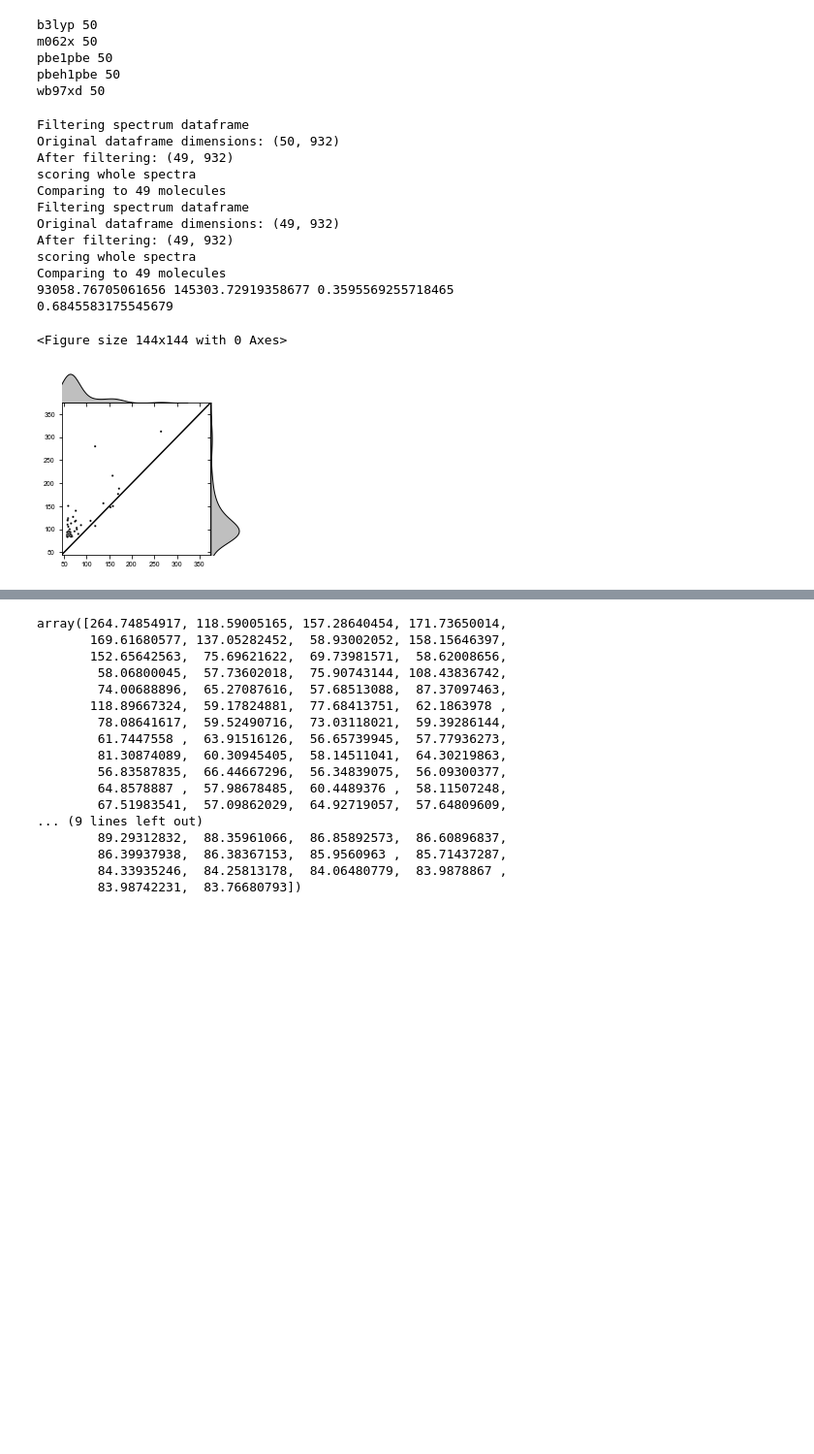
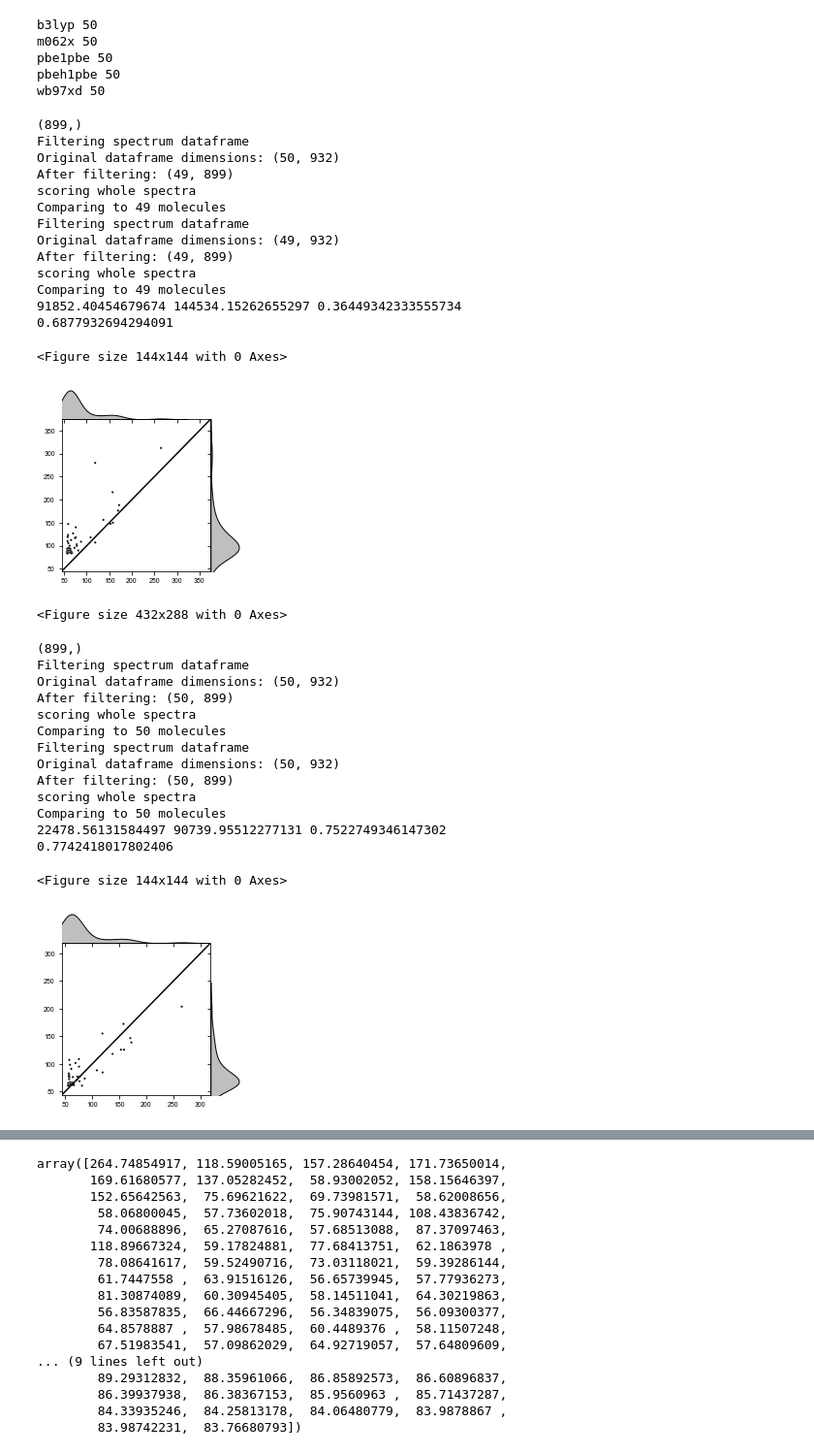
Before and after one commit to VoigtLab/bioHSI, a Jupyter notebook: 03_reporter_ranking/benchmarking/benchmark_functionals_photochemdb.ipynb, the cells around one changed output, grey strips where cells are left out. Shown at 97% size. Drawn from its saved outputs; the diff is of its cells as text; code cells hidden in the pictures; blank space fills up the shorter version.

```diff
--- a/03_reporter_ranking/benchmarking/benchmark_functionals_photochemdb.ipynb
+++ b/03_reporter_ranking/benchmarking/benchmark_functionals_photochemdb.ipynb
@@ -97,20 +102,23 @@ wb97xd 50
 # %%
 plt.figure(figsize=(2,2))
 plt.rcParams['font.size'] = 7
-kwargs = {'wl_lb':0, 'wl_ub':1000,}
+kwargs = {'wl_lb':100, 'wl_ub':1000,}
 pred_df = predictions_dict['b3lyp']["pred_df"]
 pred_df
 
-x_vals = np.array(pred_df.columns)
+x_vals = np.array(pred_df.loc[:, kwargs['wl_lb']+1:kwargs['wl_ub']].columns)
+print(x_vals.shape)
 distance_function  = lambda x,y : stats.wasserstein_distance (x_vals, x_vals, x,y)
 
 pred_df = predictions_dict['b3lyp']["pred_df"]
 pred_df
-pred_scores = list(get_uniqueness(pred_df, distance_function, parse_spectra_peaks=False, topk_frac=1, **kwargs) )
+pred_scores = list(get_uniqueness(pred_df, distance_function, parse_spectra_peaks=False, topk_frac=1, **kwargs,
+                                 intensity_thresh=0) )
 pred_scores[0] = pred_scores[0][np.flip(np.argsort(pred_scores[1]))]
 pred_scores[1] = np.flip(np.sort(pred_scores[1]))
 mol_codes = [m.split('_')[0] for m in pred_scores[0]]
-exp_scores = get_uniqueness(exp_spec_df.loc[mol_codes,pred_df.columns], distance_function, parse_spectra_peaks=False, topk_frac = 1, **kwargs)#topk_frac=0.5)
+exp_scores = get_uniqueness(exp_spec_df.loc[mol_codes,pred_df.columns], distance_function, parse_spectra_peaks=False,
+                            topk_frac = 1, intensity_thresh=0, **kwargs)
 
 ssr = sum([(y-x)**2 for x,y in zip(exp_scores[1], pred_scores[1])])
 sst = sum([(y-np.mean(pred_scores[1]))**2 for y in exp_scores[1]])
@@ -129,19 +137,75 @@ plt.plot(lims,lims, color='black')
 plt.xlim(*lims)
 plt.ylim(*lims)
 plt.show()
-# plt.savefig('../../Manuscripts/HSI_manuscript/figure_imgs/{}_benchmark_b3lyp_wasserstein_photochemdb.pdf'.format(date_str))
+plt.savefig('../../../../Manuscripts/HSI_manuscript/figure_imgs/{}_benchmark_b3lyp_wasserstein_photochemdb.pdf'.format(date_str))
 # %% [output]
+(899,)
 Filtering spectrum dataframe
 Original dataframe dimensions: (50, 932)
-After filtering: (49, 932)
+After filtering: (49, 899)
 scoring whole spectra
 Comparing to 49 molecules
 Filtering spectrum dataframe
 Original dataframe dimensions: (49, 932)
-After filtering: (49, 932)
+After filtering: (49, 899)
 scoring whole spectra
 Comparing to 49 molecules
-93058.76705061656 145303.72919358677 0.3595569255718465
-0.6845583175545679
+91852.40454679674 144534.15262655297 0.36449342333555734
+0.6877932694294091
 <Figure size 144x144 with 0 Axes>
 [figure]
+<Figure size 432x288 with 0 Axes>
+# %%
+plt.figure(figsize=(2,2))
+plt.rcParams['font.size'] = 7
+kwargs = {'wl_lb':100, 'wl_ub':1000,}
+pred_df = predictions_dict['wb97xd']["pred_df"]
+pred_df
+
+x_vals = np.array(pred_df.loc[:, kwargs['wl_lb']+1:kwargs['wl_ub']].columns)
+print(x_vals.shape)
+distance_function  = lambda x,y : stats.wasserstein_distance (x_vals, x_vals, x,y)
+
+pred_df = predictions_dict['wb97xd']["pred_df"]
+pred_df
+pred_scores = list(get_uniqueness(pred_df, distance_function, parse_spectra_peaks=False, topk_frac=1, **kwargs,
+                                 intensity_thresh=0) )
+pred_scores[0] = pred_scores[0][np.flip(np.argsort(pred_scores[1]))]
+pred_scores[1] = np.flip(np.sort(pred_scores[1]))
+mol_codes = [m.split('_')[0] for m in pred_scores[0]]
+exp_scores = get_uniqueness(exp_spec_df.loc[mol_codes,pred_df.columns], distance_function, parse_spectra_peaks=False,
+                            topk_frac = 1, intensity_thresh=0, **kwargs)
+
+ssr = sum([(y-x)**2 for x,y in zip(exp_scores[1], pred_scores[1])])
+sst = sum([(y-np.mean(pred_scores[1]))**2 for y in exp_scores[1]])
+print (ssr,sst, 1-ssr/sst)
+
+print (stats.pearsonr(exp_scores[1], pred_scores[1]).statistic**2)
+
+sns.jointplot(x=exp_scores[1], y=pred_scores[1],
+              s = 5, space=0,
+              color='black', height=3,#ratio=0.3,
+              hue=['black']*len(pred_scores[1]),palette=['black'], legend=False)
+all_scores = np.concatenate([exp_scores[1],pred_scores[1]])
+lims = (np.nanmin(all_scores)*0.8, np.nanmax(all_scores)*1.2)
+plt.plot(lims,lims, color='black')
+
+plt.xlim(*lims)
+plt.ylim(*lims)
+plt.show()
+# %% [output]
+(899,)
+Filtering spectrum dataframe
+Original dataframe dimensions: (50, 932)
+After filtering: (50, 899)
+scoring whole spectra
+Comparing to 50 molecules
+Filtering spectrum dataframe
+Original dataframe dimensions: (50, 932)
+After filtering: (50, 899)
+scoring whole spectra
+Comparing to 50 molecules
+22478.56131584497 90739.95512277131 0.7522749346147302
+0.7742418017802406
+<Figure size 144x144 with 0 Axes>
+[figure, added]
```
Also changed, not shown: parts of 11 cells of this notebook, 18 other files.
